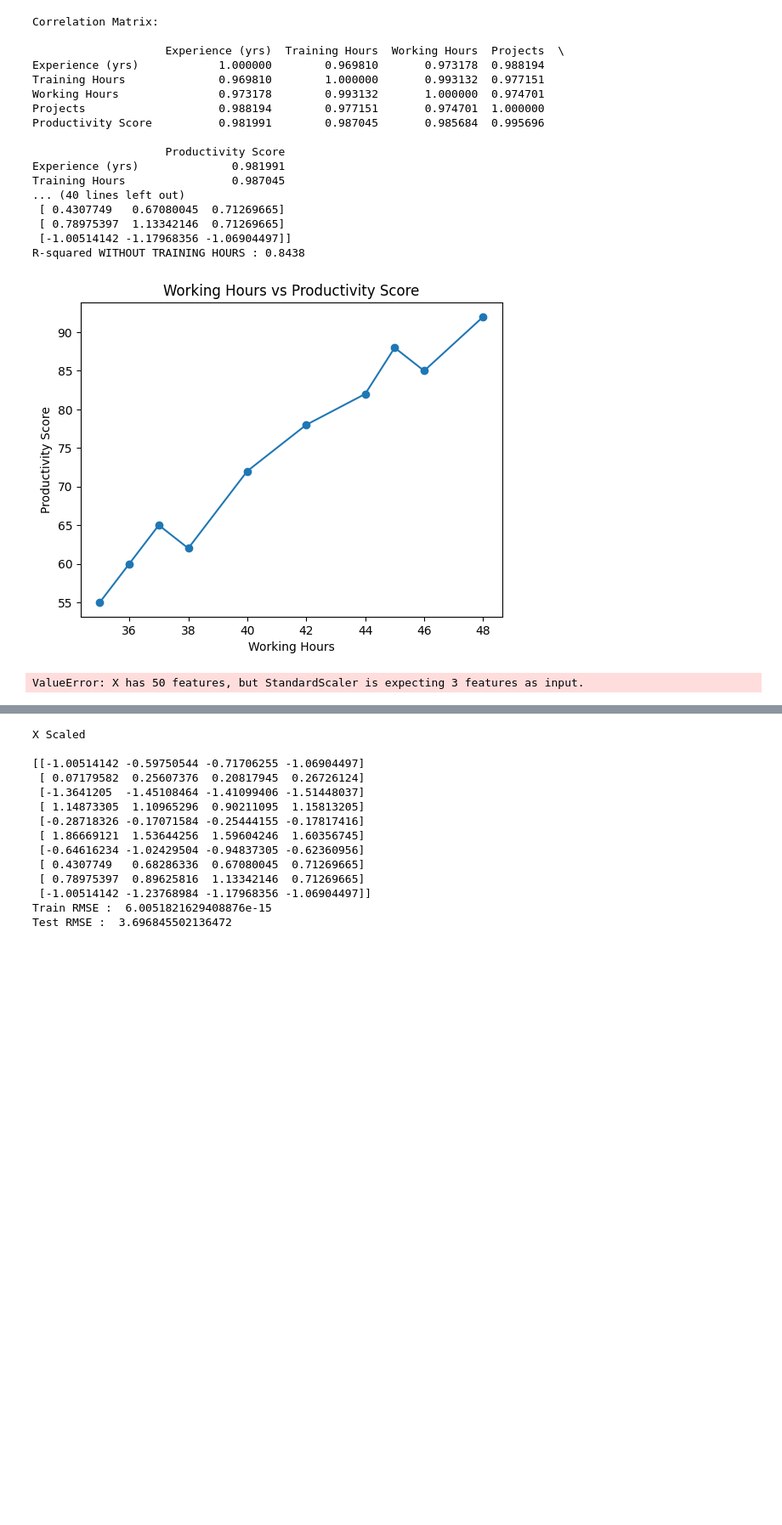
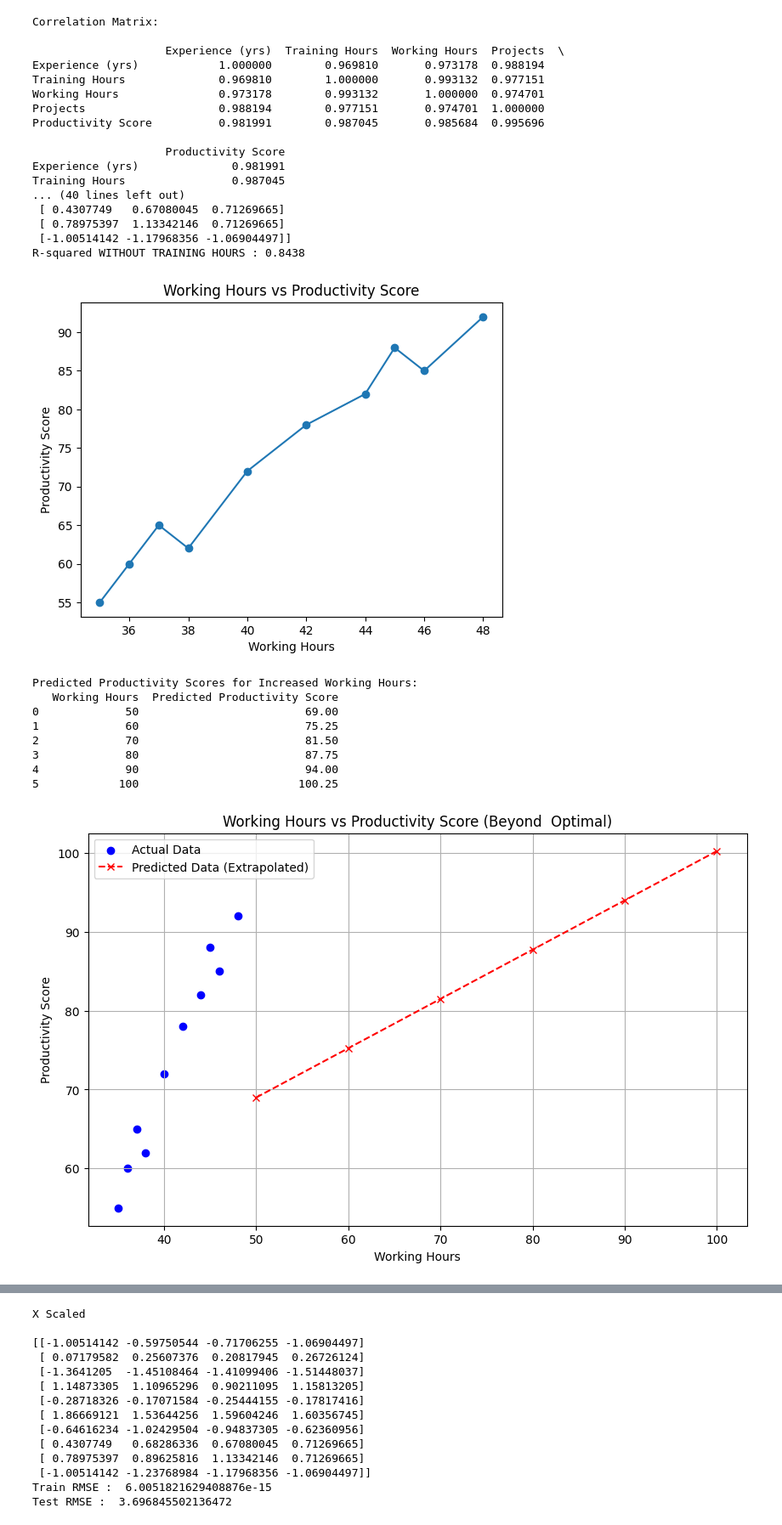
Before and after one commit to seshadrite/aimlexercises, a Jupyter notebook: exercise1.ipynb, the cells around one changed output, grey strips where cells are left out. Shown at 85% size. Saved outputs shown, nothing was run; the diff lists cells and outputs as text; code cells hidden in the pictures; blank space fills up the shorter version.

```diff
--- a/exercise1.ipynb
+++ b/exercise1.ipynb
@@ -180,38 +180,47 @@ scaler_for_prediction = StandardScaler()
 scaler_for_prediction.fit(X_temp_for_scaler)
 increased_working_hours = [50, 60, 70, 80, 90, 100]
 predictions = []
+example_employee_features = X_temp_for_scaler.iloc[0].copy() # Experience (yrs)=2, Working Hours=38, Projects=3
 for i in increased_working_hours:
+    temp_employee_input = example_employee_features.copy()
     temp_employee_input['Working Hours'] = i
 
     # Scale the new input data using the scaler fitted on X_NTH features
     scaled_input = scaler_for_prediction.transform(temp_employee_input.values.reshape(1, -1))
 
     # Predict productivity using the model trained on X_NTH_scaled
     predicted_productivity = model.predict(scaled_input)[0]
     predictions.append({'Working Hours': i, 'Predicted Productivity Score': predicted_productivity})
 
 # for Experience and Projects, and vary Working Hours.
-example_employee_features = X_temp_for_scaler.iloc[0].copy() # Experience (yrs)=2, Working Hours=38, Projects=3
 predictions_df = pd.DataFrame(predictions)
 
 print("Predicted Productivity Scores for Increased Working Hours:")
 print(predictions_df)
 
 # Plotting the actual data and the predicted (extrapolated) productivity
 plt.figure(figsize=(10, 6))
 plt.scatter(df['Working Hours'], df['Productivity Score'], marker='o', color='blue', label='Actual Data')
 plt.plot(predictions_df['Working Hours'], predictions_df['Predicted Productivity Score'], 'x--', color='red', label='Predicted Data (Extrapolated)')
 plt.xlabel("Working Hours")
 plt.ylabel("Productivity Score")
 plt.title("Working Hours vs Productivity Score (Beyond  Optimal)")
 plt.legend()
 plt.grid(True)
 plt.show()
 
 # Conclusion :  Productivity is predicted to continue increasing with an increase in working hours, even significantly beyond the observed data points.
 # %% [output]
 [figure]
-ValueError: X has 50 features, but StandardScaler is expecting 3 features as input.
+Predicted Productivity Scores for Increased Working Hours:
+   Working Hours  Predicted Productivity Score
+0             50                         69.00
+1             60                         75.25
+2             70                         81.50
+3             80                         87.75
+4             90                         94.00
+5            100                        100.25
+[figure, added]
 # %%
 #	Can productivity ever decrease with more experience?
 
```
